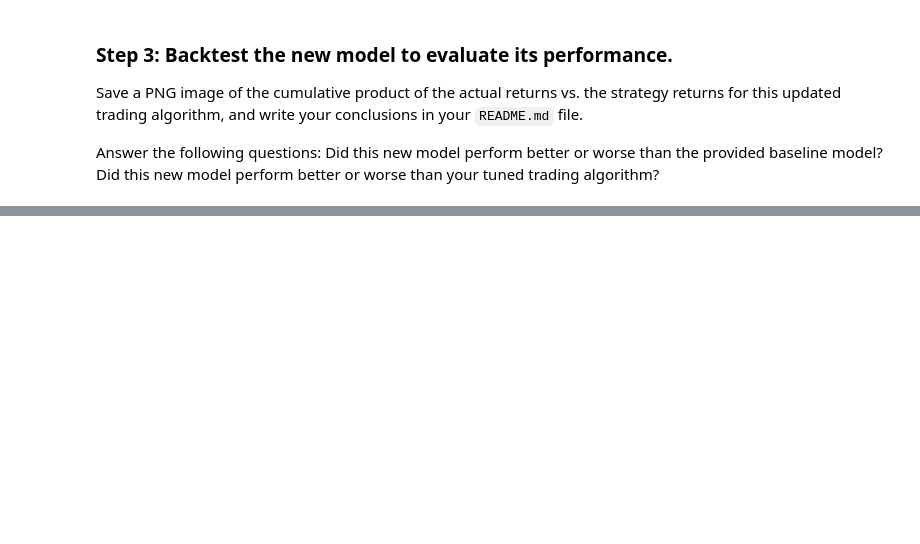
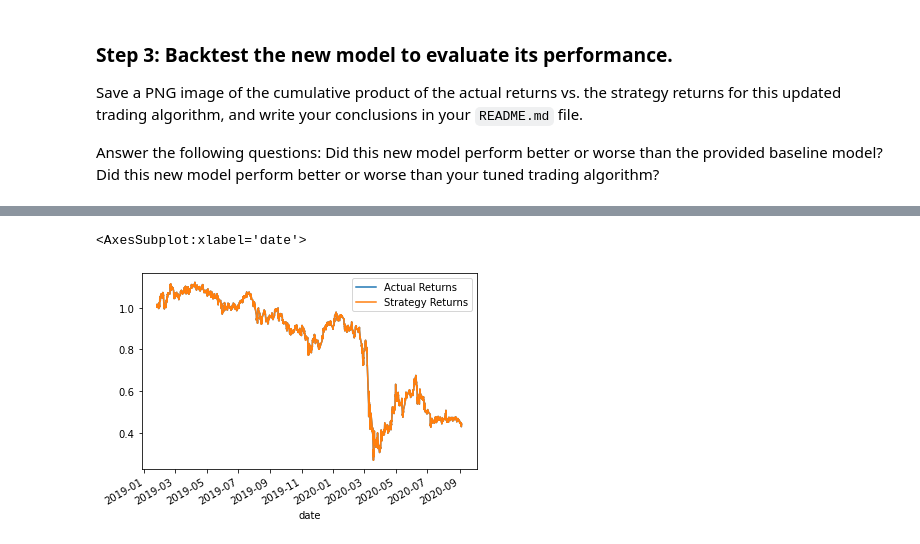
Before and after one commit to allyche/module_14_challenge, a Jupyter notebook: machine_learning_trading_bot.ipynb, the cells around one changed output, grey strips where cells are left out. Drawn from its saved outputs; the diff is of its cells as text; code cells hidden in the pictures; blank space fills up the shorter version.

```diff
--- a/machine_learning_trading_bot.ipynb
+++ b/machine_learning_trading_bot.ipynb
@@ -438,18 +418,18 @@ In this section, you’ll use the original parameters that the starter code prov
 ### Step 1:  Import a new classifier, such as `AdaBoost`, `DecisionTreeClassifier`, or `LogisticRegression`. (For the full list of classifiers, refer to the [Supervised learning page](https://scikit-learn.org/stable/supervised_learning.html) in the scikit-learn documentation.)
 # %%
 # Import a new classifier from SKLearn
-# YOUR CODE HERE
+from sklearn.linear_model import LogisticRegression
 
 # Initiate the model instance
-# YOUR CODE HERE
+logistic_regression_model = LogisticRegression()
 # %% [markdown]
 ### Step 2: Using the original training data as the baseline model, fit another model with the new classifier.
 # %%
 # Fit the model using the training data
-model = # YOUR CODE HERE
+logistic_regression_model.fit(X_train_scaled, y_train)
 
 # Use the testing dataset to generate the predictions for the new model
-pred = # YOUR CODE HERE
+lr_pred = logistic_regression_model.predict(X_test_scaled)
 
 # Review the model's predicted values
-# YOUR CODE HERE
+lr_pred
@@ -471,16 +455,17 @@ Did this new model perform better or worse than your tuned trading algorithm?
 # Create a new empty predictions DataFrame.
 
 # Create a predictions DataFrame
-# YOUR CODE HERE
+predictions_df_lr = pd.DataFrame(index=X_test.index)
 
 # Add the SVM model predictions to the DataFrame
-# YOUR CODE HERE
+predictions_df_lr['Predicted'] = lr_pred
 
 # Add the actual returns to the DataFrame
-# YOUR CODE HERE
+predictions_df_lr['Actual Returns'] = signals_df["Actual Returns"]
 
 # Add the strategy returns to the DataFrame
-# YOUR CODE HERE
+predictions_df_lr['Strategy Returns'] = predictions_df["Actual Returns"] * predictions_df["Predicted"]
 
 # Review the DataFrame
-# YOUR CODE HERE
+display(predictions_df_lr.head())
+display(predictions_df_lr.tail())
@@ -487,3 +487,6 @@ Did this new model perform better or worse than your tuned trading algorithm?
 # %%
 # Plot the actual returns versus the strategy returns
-# YOUR CODE HERE
+(1 + predictions_df_lr[["Actual Returns", "Strategy Returns"]]).cumprod().plot()
+# %% [output]
+<AxesSubplot:xlabel='date'>
+[figure, added]
```
Also changed, not shown: parts of 5 cells of this notebook.
